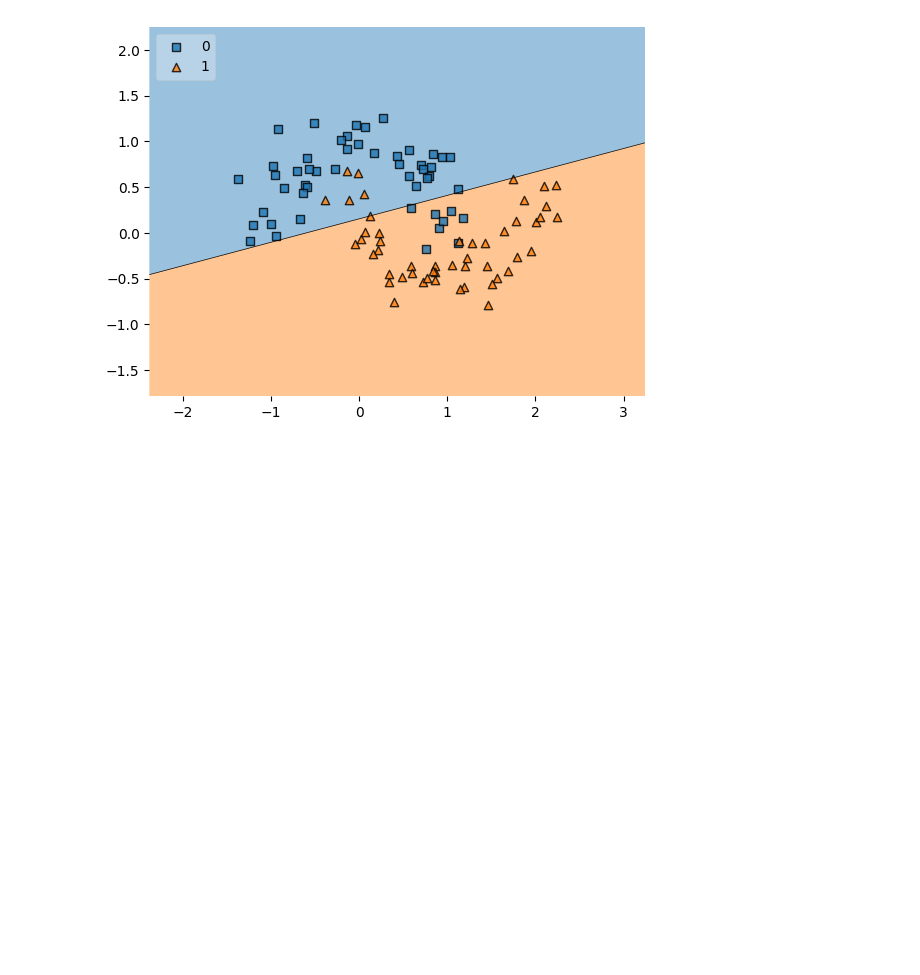
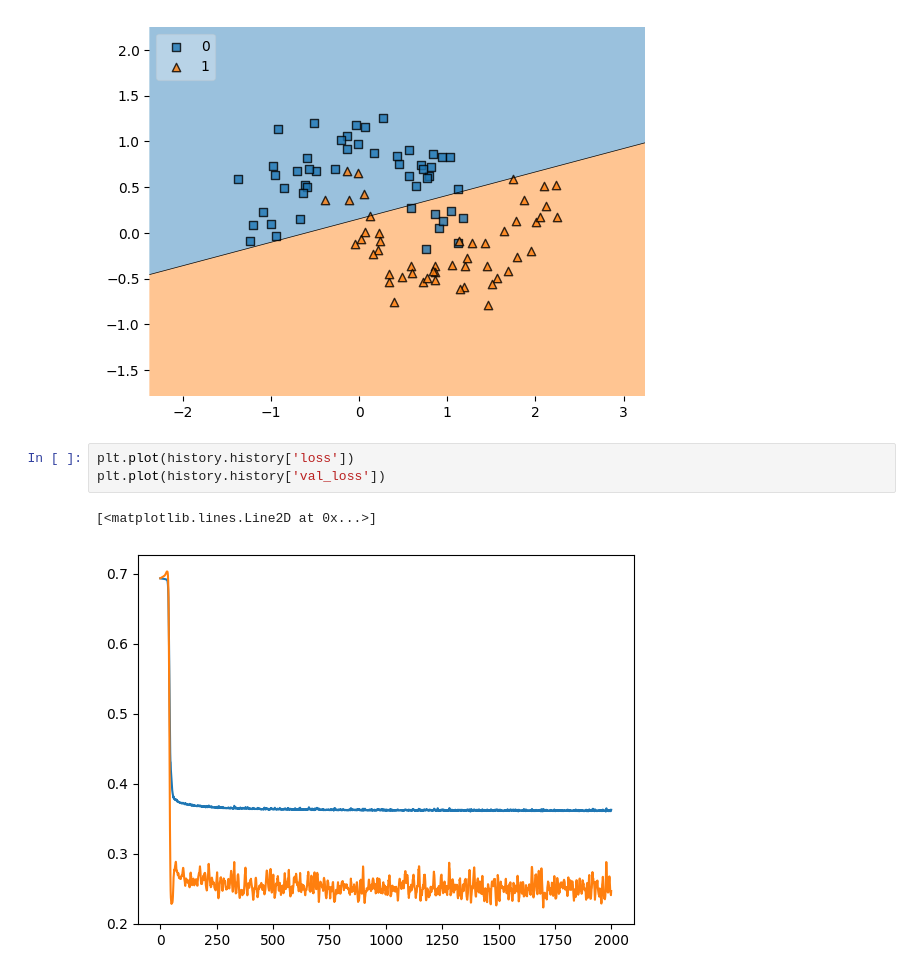
Before and after one commit to muzahid120/Deeplearning, a Jupyter notebook: weights_initialize/small_number_weights.ipynb, the cells around one changed output. Drawn from its saved outputs; the diff is of its cells as text; blank space fills up the shorter version.

```diff
--- a/weights_initialize/small_number_weights.ipynb
+++ b/weights_initialize/small_number_weights.ipynb
@@ -150,3 +150,9 @@ plot_decision_regions(x,y.astype('int'),clf=model1,legend=2)
 9600/9600 [==============================] - 17s 2ms/step
 <Axes: >
 [figure]
+# %%
+plt.plot(history.history['loss'])
+plt.plot(history.history['val_loss'])
+# %% [output]
+[<matplotlib.lines.Line2D at 0x...>]
+[figure, added]
```
Also changed, not shown: parts of 1 cell of this notebook, 2 other files.
